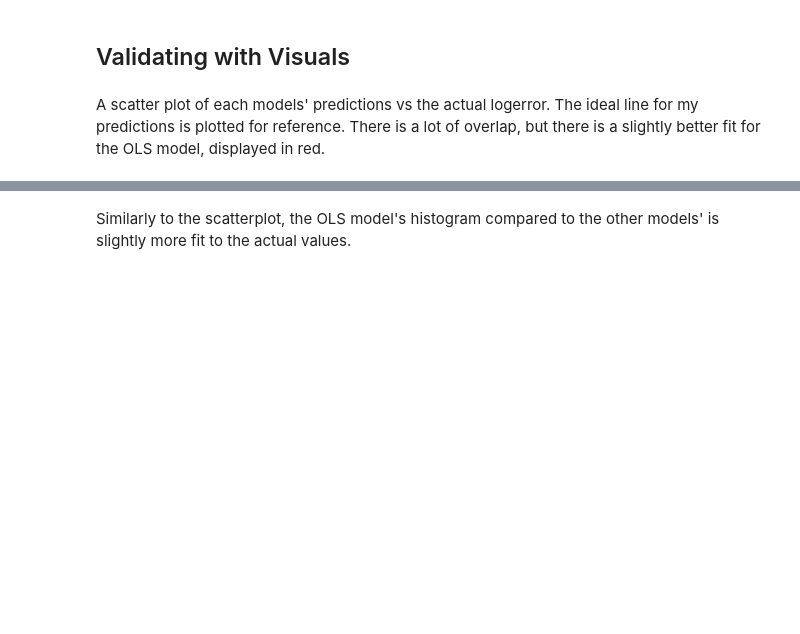
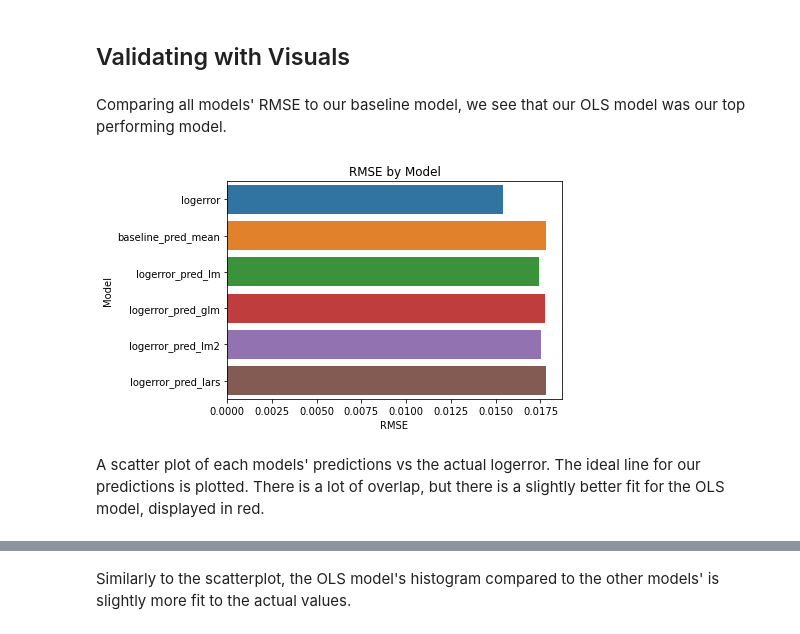
Before and after one commit to velasquez-wheeler/zillow_clustering_project, a Jupyter notebook: zillow_report.ipynb, the cells around one changed output, grey strips where cells are left out. Cells and saved outputs as stored; diff of their text form; code cells hidden in the pictures; blank space fills up the shorter version.

```diff
--- a/zillow_report.ipynb
+++ b/zillow_report.ipynb
@@ -557,8 +565,14 @@ print('Validation/Out-of-Sample: ', rmse_validate)
 Validation/Out-of-Sample:  0.1594845483479586
 # %% [markdown]
 ## Validating with Visuals
+# %% [markdown]
+Comparing all models' RMSE to our baseline model, we see that our OLS model was our top performing model.
+# %%
+viz.RMSE_all_models(y_validate)
+# %% [output]
+[figure, added]
 # %% [markdown]
-A scatter plot of each models' predictions vs the actual logerror. The ideal line for my predictions is plotted for reference. There is a lot of overlap, but there is a slightly better fit for the OLS model, displayed in red.
+A scatter plot of each models' predictions vs the actual logerror. The ideal line for our predictions is plotted. There is a lot of overlap, but there is a slightly better fit for the OLS model, displayed in red.
 # %%
 viz.validate_scatter(y_validate, pred_mean)
 # %% [output]
```
Also changed, not shown: parts of 19 cells of this notebook, 2 other files.
